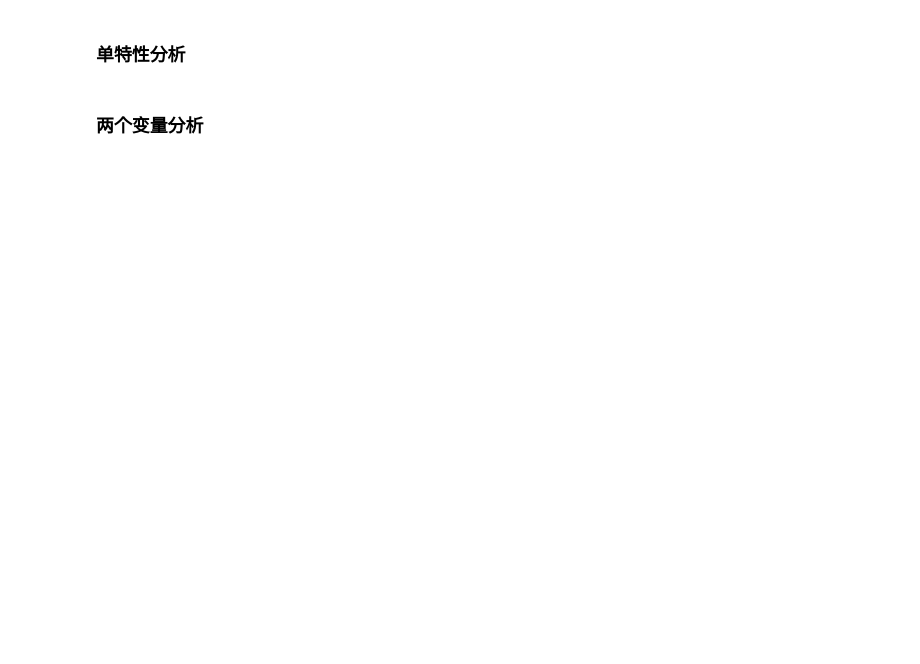
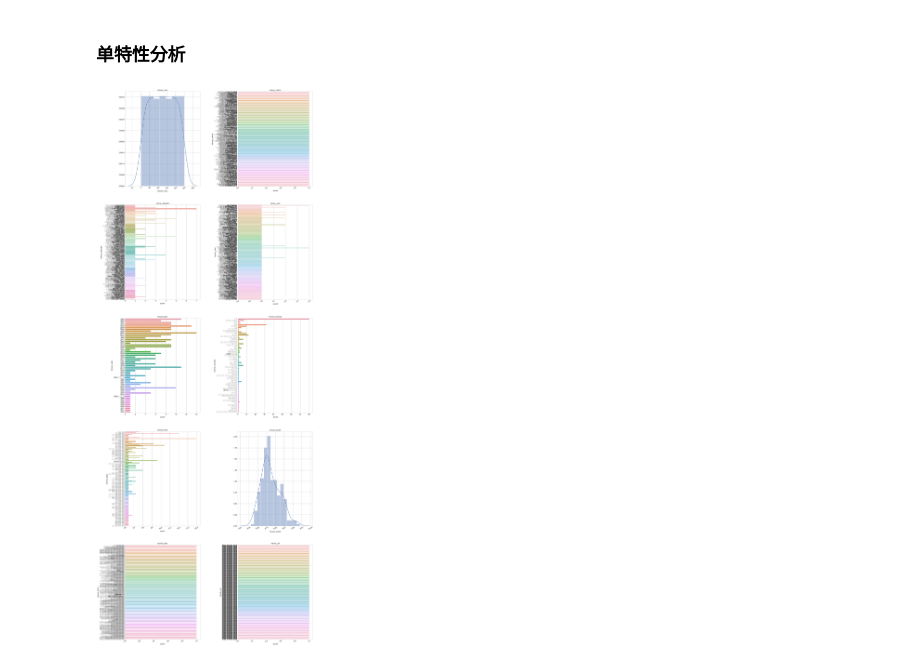
Before and after one commit to clayll/zhizuobiao_python, a Jupyter notebook: 练习/day20/douban250.ipynb, the cells around one changed output. Cells and saved outputs as stored; diff of their text form; code cells hidden in the pictures; blank space fills up the shorter version.

```diff
--- a/练习/day20/douban250.ipynb
+++ b/练习/day20/douban250.ipynb
@@ -4,9 +4,18 @@
 import pandas as pd
 import numpy as np
 import matplotlib.pyplot as mp
+# import matplotlib
+import math
+import seaborn as sns
+# matplotlib中文显示设置对seaborn无效，采用如下方式可行：
+# matplotlib.rcParams['font.family']='SimHei' # 修改了全局变量
+# matplotlib.rcParams['font.size']=20
+#指定默认字体
 mp.rcParams['font.sans-serif'] = ['SimHei']
-mp.rcParams['font.serif'] = ['SimHei']
-mp.rcParams['axes.unicode_minus']=False
+mp.rcParams['font.family']='sans-serif'
+#解决负号'-'显示为方块的问题
+mp.rcParams['axes.unicode_minus'] = False
+sns.set(font='SimHei')  # 解决Seaborn中文显示问题
 # %% [markdown]
 ### 目标对爬取的top250的豆瓣数据进行分析
 # %%
@@ -32,5 +41,25 @@ df_data.describe(include=['O'])
 | freq | 1 | 7 | 3 | 14 | 80 | 20 | 1 | 1 |
 # %% [markdown]
 ### 单特性分析
-# %% [markdown]
-### 两个变量分析
+# %%
+def plot_distribution(dataset, cols=3, width=20, height=15, hspace=0.2, wspace=0.5):
+    mp.style.use('seaborn-whitegrid')
+    fig = mp.figure(figsize=(width,height))
+    fig.subplots_adjust(left=None, bottom=None, right=None, top=None, wspace=wspace, hspace=hspace)
+    rows = math.ceil(float(dataset.shape[1]) / cols)
+    for i, column in enumerate(dataset.columns):
+        ax = fig.add_subplot(rows, cols, i + 1)
+        ax.set_title(column)
+        if dataset.dtypes[column] == np.object:
+            g = sns.countplot(y=column, data=dataset)
+            substrings = [s.get_text()[:18] for s in g.get_yticklabels()]
+            g.set(yticklabels=substrings)
+            mp.xticks(rotation=25)
+        else:
+            #直方图，频数
+            g = sns.distplot(dataset[column])
+            mp.xticks(rotation=25)
+# %%
+plot_distribution(dataset=df_data,height=60,cols=2)
+# %% [output]
+[figure, added]
```
Also changed, not shown: parts of 3 cells of this notebook, 1 other file.
